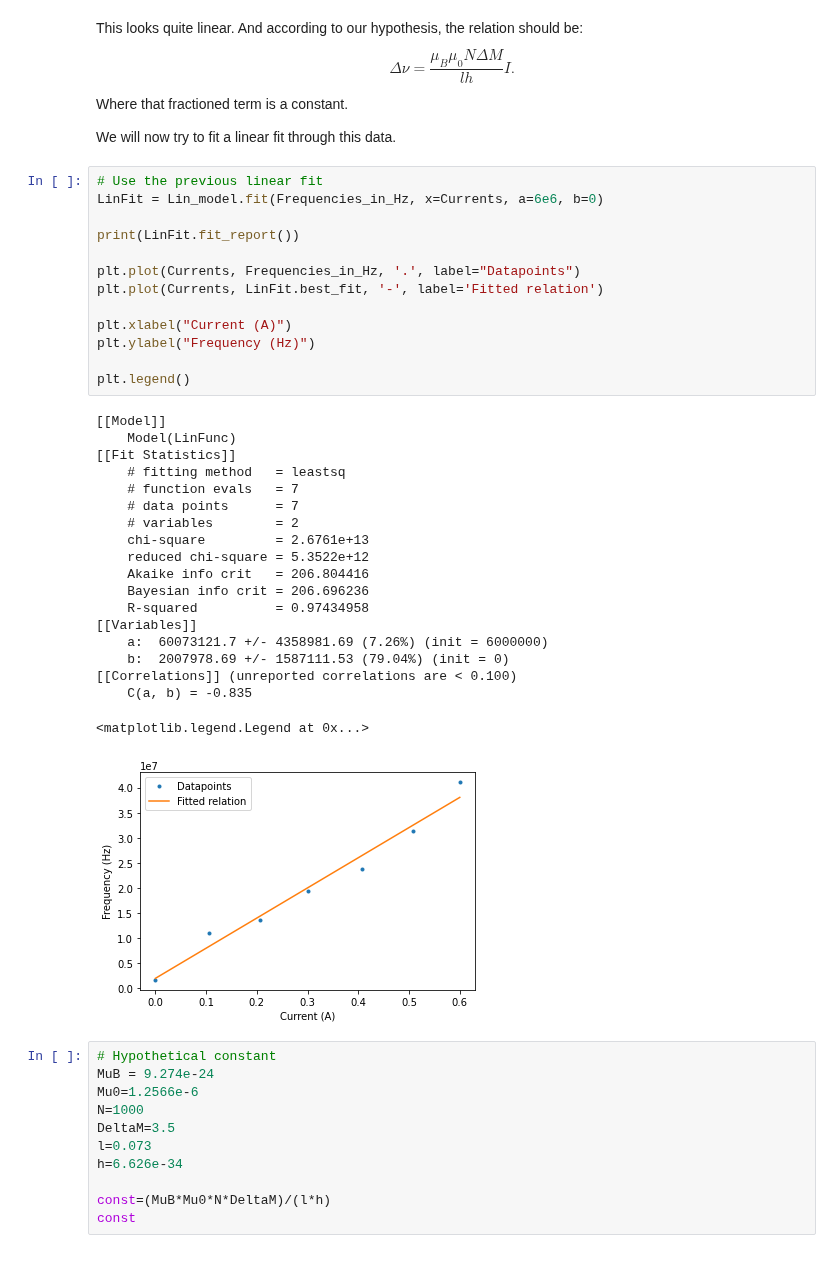
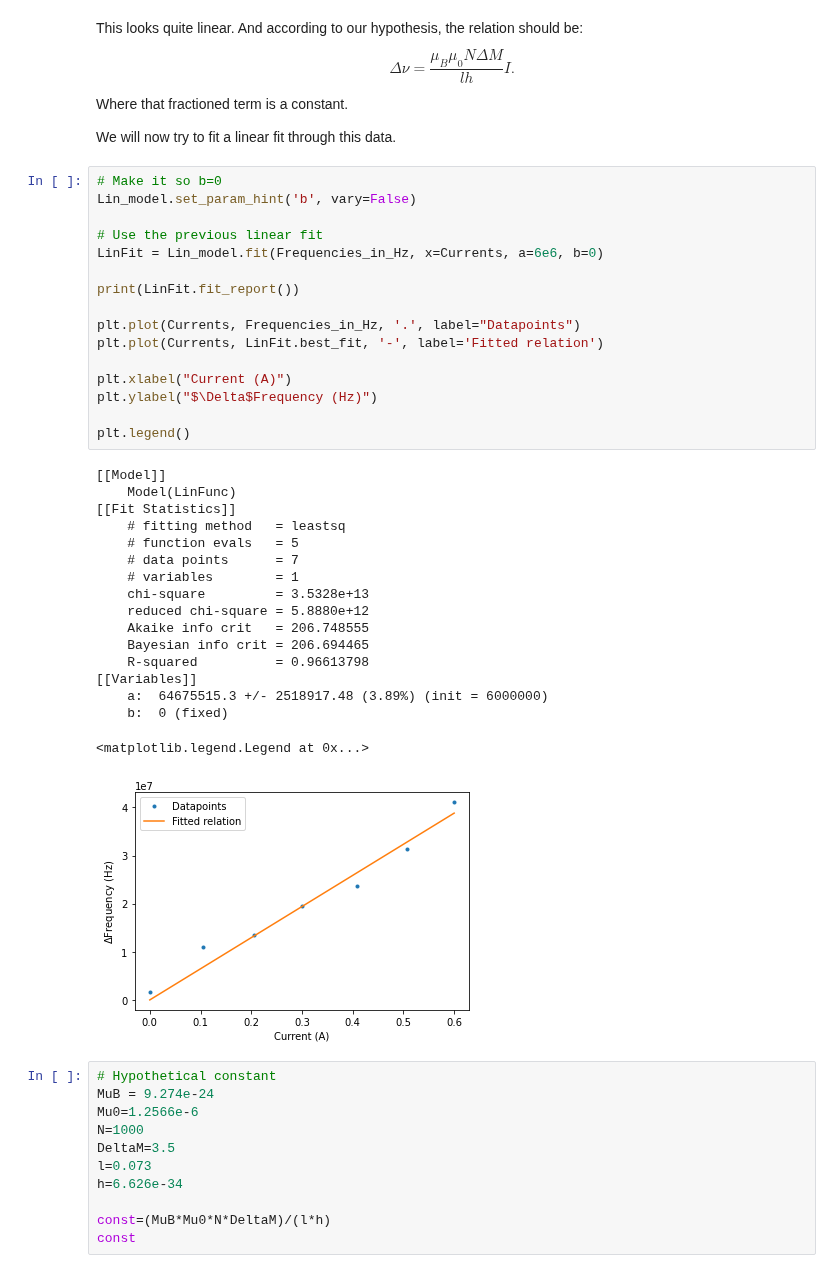
Before and after one commit to Rikkertttt/Rubidium-Spectroscopy, a Jupyter notebook: Main_notebook.ipynb, the cells around one changed output. Cells and saved outputs as stored; diff of their text form.

```diff
--- a/Main_notebook.ipynb
+++ b/Main_notebook.ipynb
@@ -551,38 +551,39 @@ Where that fractioned term is a constant.
 
 We will now try to fit a linear fit through this data.
 # %%
+# Make it so b=0
+Lin_model.set_param_hint('b', vary=False)
+
 # Use the previous linear fit
 LinFit = Lin_model.fit(Frequencies_in_Hz, x=Currents, a=6e6, b=0)
 
 print(LinFit.fit_report())
 
 plt.plot(Currents, Frequencies_in_Hz, '.', label="Datapoints")
 plt.plot(Currents, LinFit.best_fit, '-', label='Fitted relation')
 
 plt.xlabel("Current (A)")
-plt.ylabel("Frequency (Hz)")
+plt.ylabel("$\Delta$Frequency (Hz)")
 
 plt.legend()
 # %% [output]
 [[Model]]
     Model(LinFunc)
 [[Fit Statistics]]
     # fitting method   = leastsq
-    # function evals   = 7
+    # function evals   = 5
     # data points      = 7
-    # variables        = 2
-    chi-square         = 2.6761e+13
-    reduced chi-square = 5.3522e+12
-    Akaike info crit   = 206.804416
-    Bayesian info crit = 206.696236
-    R-squared          = 0.97434958
+    # variables        = 1
+    chi-square         = 3.5328e+13
+    reduced chi-square = 5.8880e+12
+    Akaike info crit   = 206.748555
+    Bayesian info crit = 206.694465
+    R-squared          = 0.96613798
 [[Variables]]
-    a:  60073121.7 +/- 4358981.69 (7.26%) (init = 6000000)
-    b:  2007978.69 +/- 1587111.53 (79.04%) (init = 0)
-[[Correlations]] (unreported correlations are < 0.100)
-    C(a, b) = -0.835
+    a:  64675515.3 +/- 2518917.48 (3.89%) (init = 6000000)
+    b:  0 (fixed)
 <matplotlib.legend.Legend at 0x...>
-[figure, old version]
+[figure, new version]
 # %%
 # Hypothetical constant
 MuB = 9.274e-24
```
Also changed, not shown: parts of 1 cell of this notebook.
